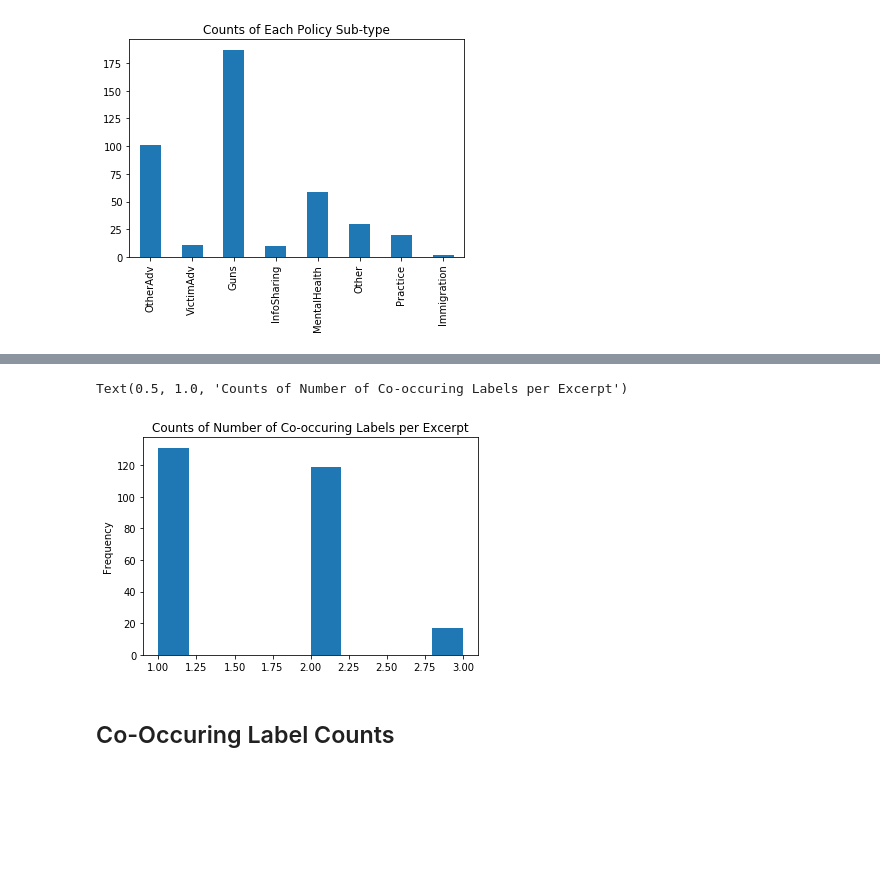
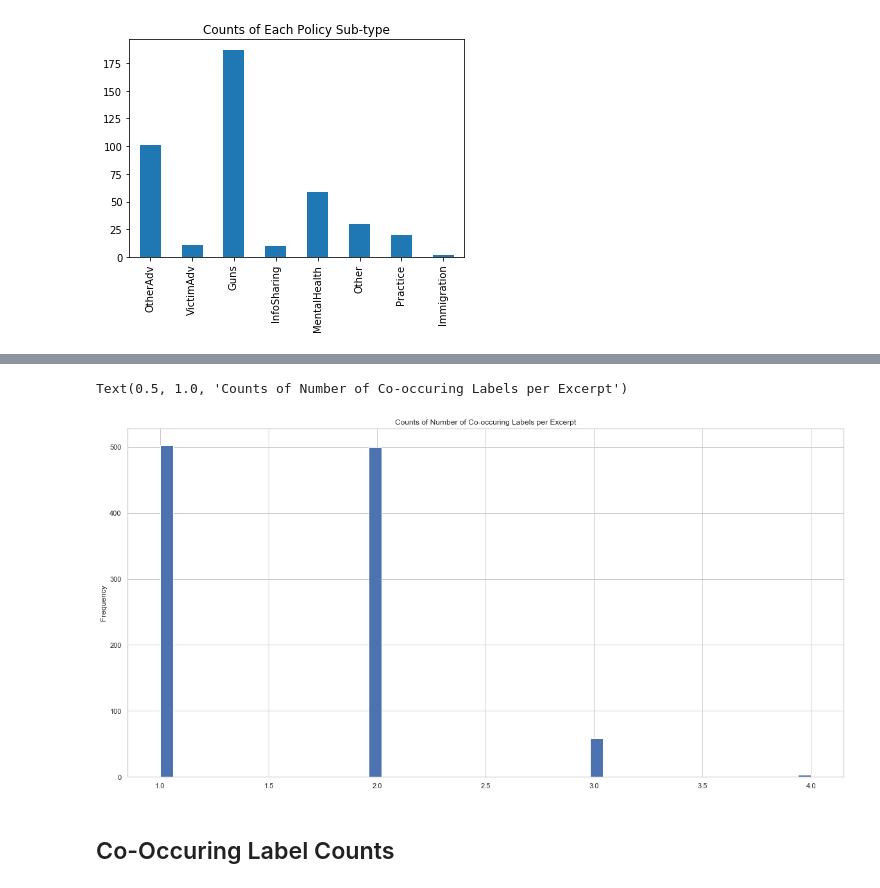
Before and after one commit to anjapago/AnalyzeAccountability, a Jupyter notebook: notebooks/Policy Labels Analysis.ipynb, the cells around one changed output, grey strips where cells are left out. Saved outputs shown, nothing was run; the diff lists cells and outputs as text; code cells hidden in the pictures; blank space fills up the shorter version.

Commit message:
analysis of policy labels and visuals

```diff
--- a/notebooks/Policy Labels Analysis.ipynb
+++ b/notebooks/Policy Labels Analysis.ipynb
@@ -46,6 +45,7 @@ MAX_SEQ_LENGTH = 128
 # %%
 train_list = []
 test_list = []
+randn = 42
 for file_name in filenames:
     try:
         data = pd.read_excel(file_name, sheet_name='Dedoose Excerpts Export')
@@ -77,13 +77,14 @@ for file_name in filenames:
         print(df_label_short.shape)
 
         # split into train and test dfs
-        train, test = train_test_split(df_label_short, test_size=0.25, random_state=42)
+        train, test = train_test_split(df_label_short, test_size=0.25, random_state=randn)
         #print(train.shape)
         #print(test.shape)
         train_list.append(train)
         test_list.append(test)
-    except:
+    except Exception as e:
         print("could not open:"+file_name)
+        print(e)
 # %% [output]
 data/Vegas - All Excerpts - 7_15_2019.xlsx
 ['Code: Policy Applied', 'Code: Policy\\Advocacy by others Applied', 'Code: Policy\\Advocacy by victims families Applied', 'Code: Policy\\Guns Applied', 'Code: Policy\\Immigration Applied', 'Code: Pol ...
@@ -179,3 +180,6 @@ plt.title("Counts of Each Policy Sub-type")
 # %% [output]
 Text(0.5, 1.0, 'Counts of Each Policy Sub-type')
 [figure]
+# %%
+full_merged = pd.concat([test_merged, train_merged])
+full_merged.head()
@@ -182,9 +193,9 @@ Text(0.5, 1.0, 'Counts of Each Policy Sub-type')
 # %%
-test_merged.loc[:, LABEL_COLUMNS].sum(axis=1).plot.hist()
+full_merged.loc[:, LABEL_COLUMNS].sum(axis=1).plot.hist(bins = 50)
 plt.title("Counts of Number of Co-occuring Labels per Excerpt")
 # %% [output]
 Text(0.5, 1.0, 'Counts of Number of Co-occuring Labels per Excerpt')
-[figure, old version]
+[figure, new version]
 # %% [markdown]
 ## Co-Occuring Label Counts
 # %% [markdown]
```
Also changed, not shown: parts of 25 cells of this notebook, 1 other file.
